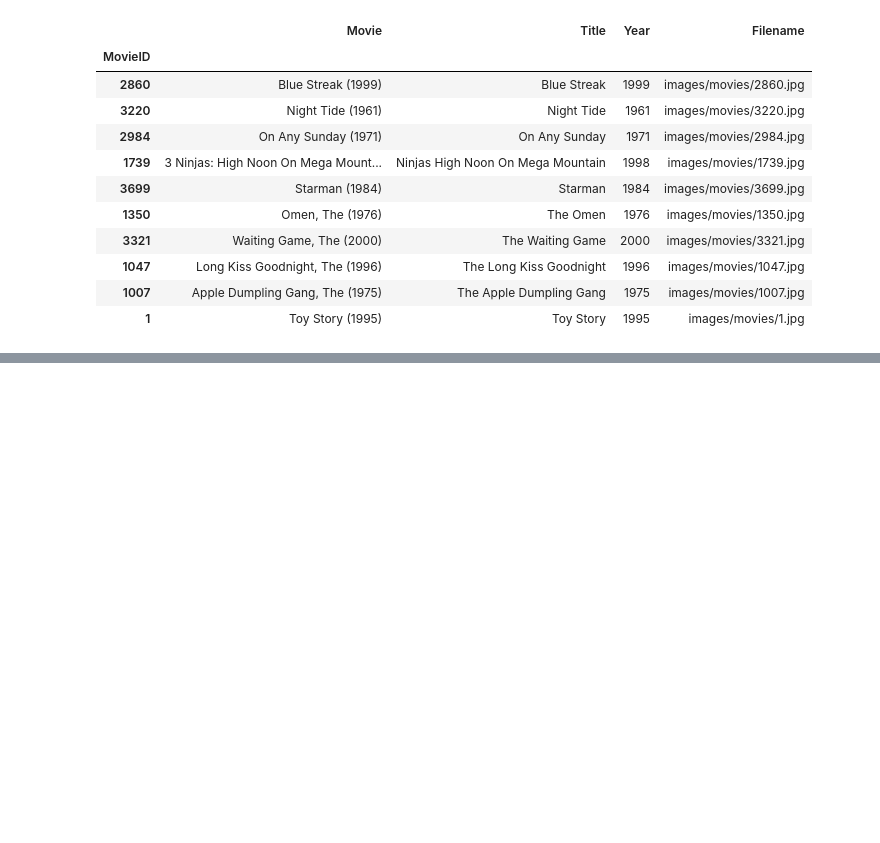
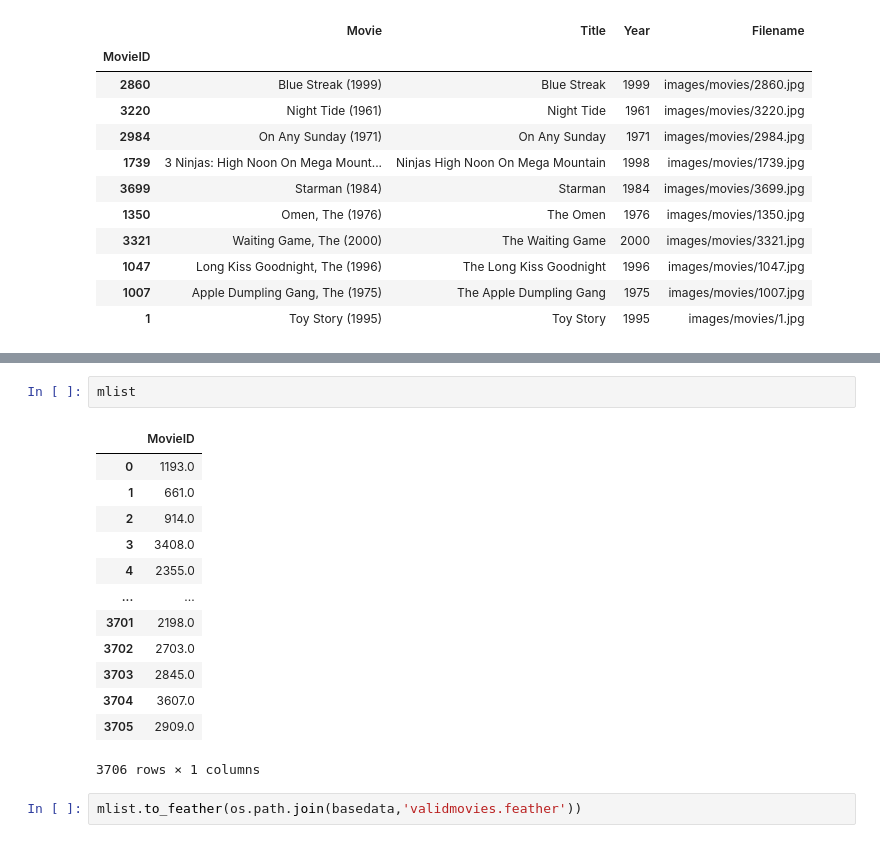
Before and after one commit to oorona/MovieRecommender, a Jupyter notebook: dataanalysis/DataProcessing.ipynb, the cells around one changed output, grey strips where cells are left out. Saved outputs shown, nothing was run; the diff lists cells and outputs as text; blank space fills up the shorter version.

```diff
--- a/dataanalysis/DataProcessing.ipynb
+++ b/dataanalysis/DataProcessing.ipynb
@@ -1102,0 +1316,18 @@ movies.iloc[topmovies]
+# %%
+mlist
+# %% [output]
+|  | MovieID |
+| 0 | 1193.0 |
+| 1 | 661.0 |
+| 2 | 914.0 |
+| 3 | 3408.0 |
+| 4 | 2355.0 |
+| ... | ... |
+| 3701 | 2198.0 |
+| 3702 | 2703.0 |
+| 3703 | 2845.0 |
+| 3704 | 3607.0 |
+| 3705 | 2909.0 |
+3706 rows × 1 columns
+# %%
+mlist.to_feather(os.path.join(basedata,'validmovies.feather'))
```
Also changed, not shown: parts of 26 cells of this notebook, 7 other files.
